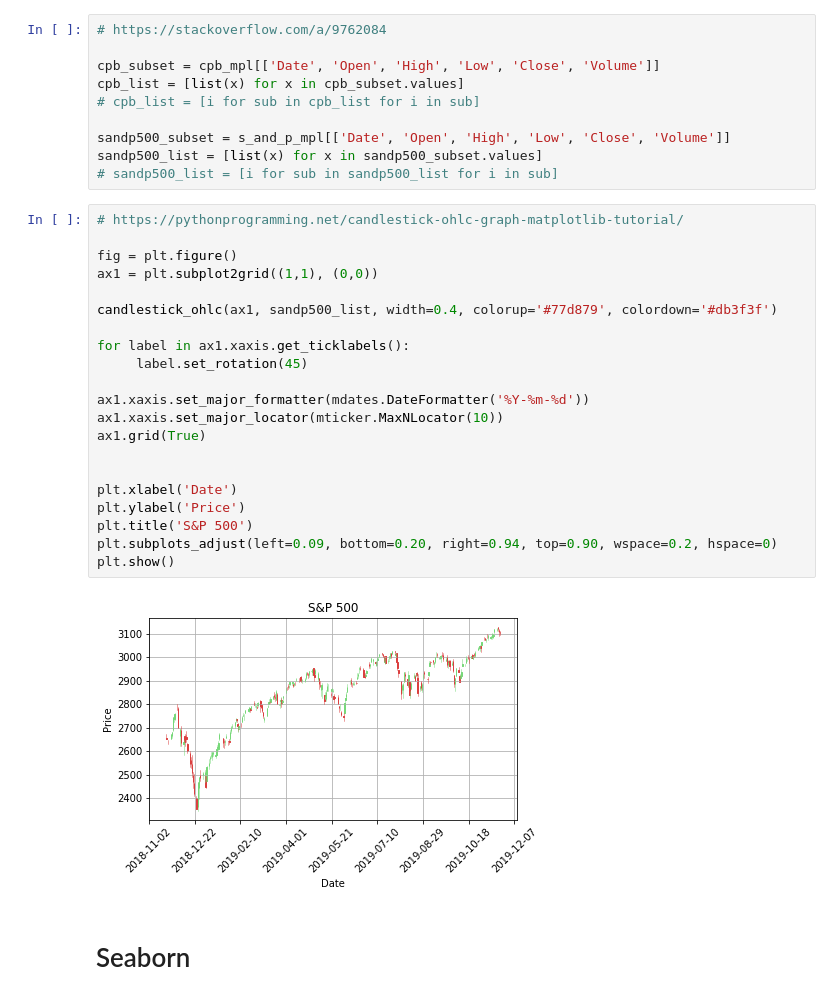
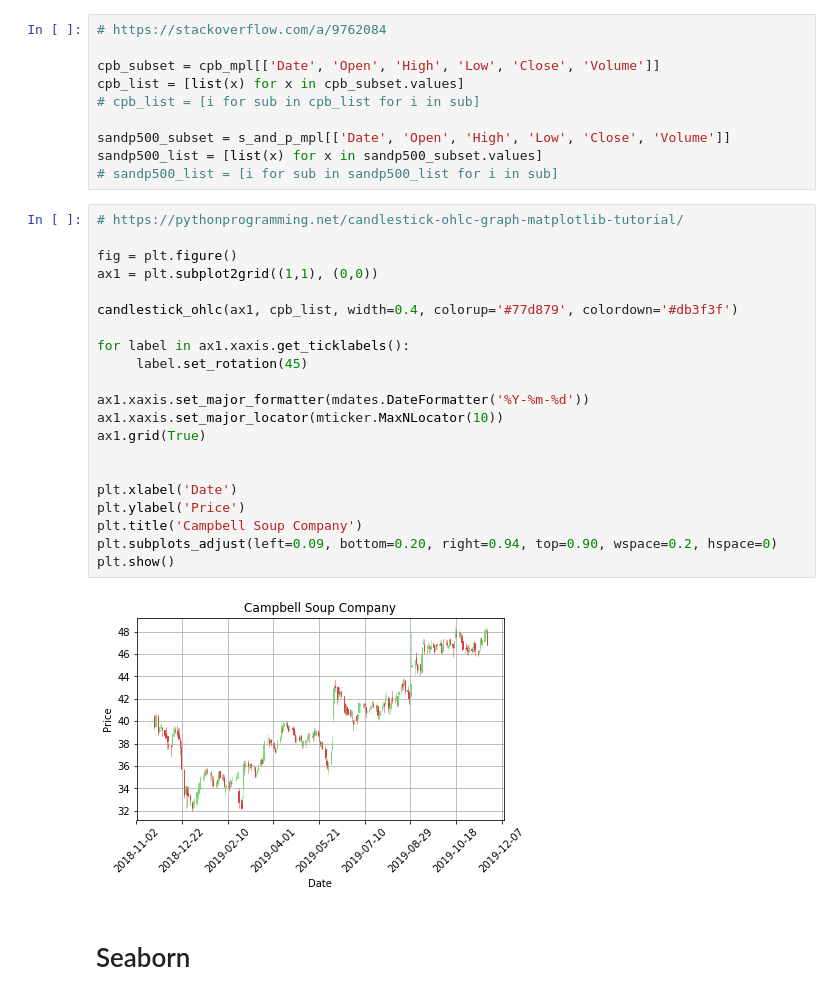
Before and after one commit to amitrani6/python-visualizations, a Jupyter notebook: OHLC_Chart_Python_Package_Comparison.ipynb, the cells around one changed output. Drawn from its saved outputs; the diff is of its cells as text.

```diff
--- a/OHLC_Chart_Python_Package_Comparison.ipynb
+++ b/OHLC_Chart_Python_Package_Comparison.ipynb
@@ -117,25 +117,25 @@ sandp500_list = [list(x) for x in sandp500_subset.values]
 # %%
 # https://pythonprogramming.net/candlestick-ohlc-graph-matplotlib-tutorial/
 
 fig = plt.figure()
 ax1 = plt.subplot2grid((1,1), (0,0))
 
-candlestick_ohlc(ax1, sandp500_list, width=0.4, colorup='#77d879', colordown='#db3f3f')
+candlestick_ohlc(ax1, cpb_list, width=0.4, colorup='#77d879', colordown='#db3f3f')
 
 for label in ax1.xaxis.get_ticklabels():
      label.set_rotation(45)
 
 ax1.xaxis.set_major_formatter(mdates.DateFormatter('%Y-%m-%d'))
 ax1.xaxis.set_major_locator(mticker.MaxNLocator(10))
 ax1.grid(True)
 
 
 plt.xlabel('Date')
 plt.ylabel('Price')
-plt.title('S&P 500')
+plt.title('Campbell Soup Company')
 plt.subplots_adjust(left=0.09, bottom=0.20, right=0.94, top=0.90, wspace=0.2, hspace=0)
 plt.show()
 # %% [output]
-[figure, old version]
+[figure, new version]
 # %% [markdown]
 # Seaborn
```
Also changed, not shown: parts of 8 cells of this notebook.
